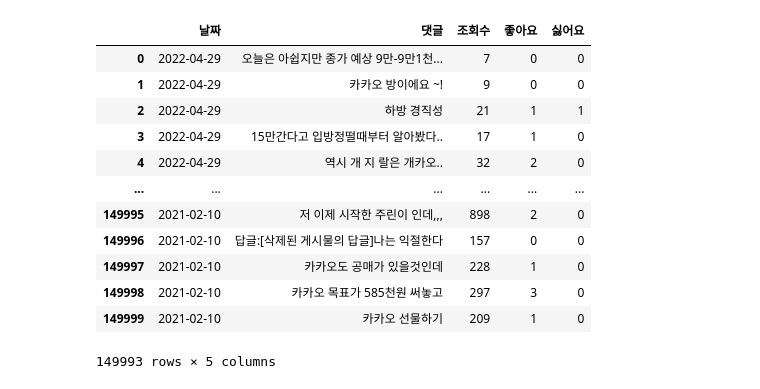
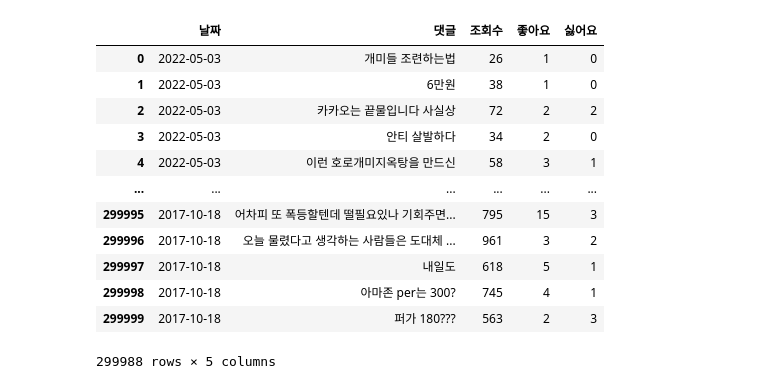
Before and after one commit to dbwlgns15/ANOTHER_SENSE, a Jupyter notebook: 유지훈_네이버종목토론방5_공포탐욕필터링.ipynb, the cells around one changed output. Drawn from its saved outputs; the diff is of its cells as text; code cells hidden in the pictures.

```diff
--- a/유지훈_네이버종목토론방5_공포탐욕필터링.ipynb
+++ b/유지훈_네이버종목토론방5_공포탐욕필터링.ipynb
@@ -29,22 +29,22 @@ fear_word = ['공매도','공매','매도','팔','파다','팔다','팔고','팔
 # %%
-df = pd.read_csv('./src/네이버종토방댓글_카카오_7500.csv')
+df = pd.read_csv('./src/네이버종토방댓글_카카오_15000.csv')
 df = df[df['댓글'] != 'error'] # 크롤링 에러 제거
 df = df.dropna() # 결측치 제거
 df
 # %% [output]
 |  | 날짜 | 댓글 | 조회수 | 좋아요 | 싫어요 |
-| 0 | 2022-04-29 | 오늘은 아쉽지만 종가 예상 9만-9만1천... | 7 | 0 | 0 |
-| 1 | 2022-04-29 | 카카오 방이에요 ~! | 9 | 0 | 0 |
-| 2 | 2022-04-29 | 하방 경직성 | 21 | 1 | 1 |
-| 3 | 2022-04-29 | 15만간다고 입방정떨때부터 알아봤다.. | 17 | 1 | 0 |
-| 4 | 2022-04-29 | 역시 개 지 랄은 개카오.. | 32 | 2 | 0 |
+| 0 | 2022-05-03 | 개미들 조련하는법 | 26 | 1 | 0 |
+| 1 | 2022-05-03 | 6만원 | 38 | 1 | 0 |
+| 2 | 2022-05-03 | 카카오는 끝물입니다 사실상 | 72 | 2 | 2 |
+| 3 | 2022-05-03 | 안티 살발하다 | 34 | 2 | 0 |
+| 4 | 2022-05-03 | 이런 호로개미지옥탕을 만드신 | 58 | 3 | 1 |
 | ... | ... | ... | ... | ... | ... |
-| 149995 | 2021-02-10 | 저 이제 시작한 주린이 인데,,, | 898 | 2 | 0 |
-| 149996 | 2021-02-10 | 답글:[삭제된 게시물의 답글]나는 익절한다 | 157 | 0 | 0 |
-| 149997 | 2021-02-10 | 카카오도 공매가 있을것인데 | 228 | 1 | 0 |
-| 149998 | 2021-02-10 | 카카오 목표가 585천원 써놓고 | 297 | 3 | 0 |
-| 149999 | 2021-02-10 | 카카오 선물하기 | 209 | 1 | 0 |
+| 299995 | 2017-10-18 | 어차피 또 폭등할텐데 떨필요있나 기회주면... | 795 | 15 | 3 |
+| 299996 | 2017-10-18 | 오늘 물렸다고 생각하는 사람들은 도대체 ... | 961 | 3 | 2 |
+| 299997 | 2017-10-18 | 내일도 | 618 | 5 | 1 |
+| 299998 | 2017-10-18 | 아마존 per는 300? | 745 | 4 | 1 |
+| 299999 | 2017-10-18 | 퍼가 180??? | 563 | 2 | 3 |
-149993 rows × 5 columns
+299988 rows × 5 columns
 # %%
 df['한글댓글'] = df['댓글'].str.replace('\[삭제된 게시물의 답글\]',' ')
 df['한글댓글'] = df['한글댓글'].str.replace('답글:',' ')
```
Also changed, not shown: parts of 19 cells of this notebook, 1 other file.
